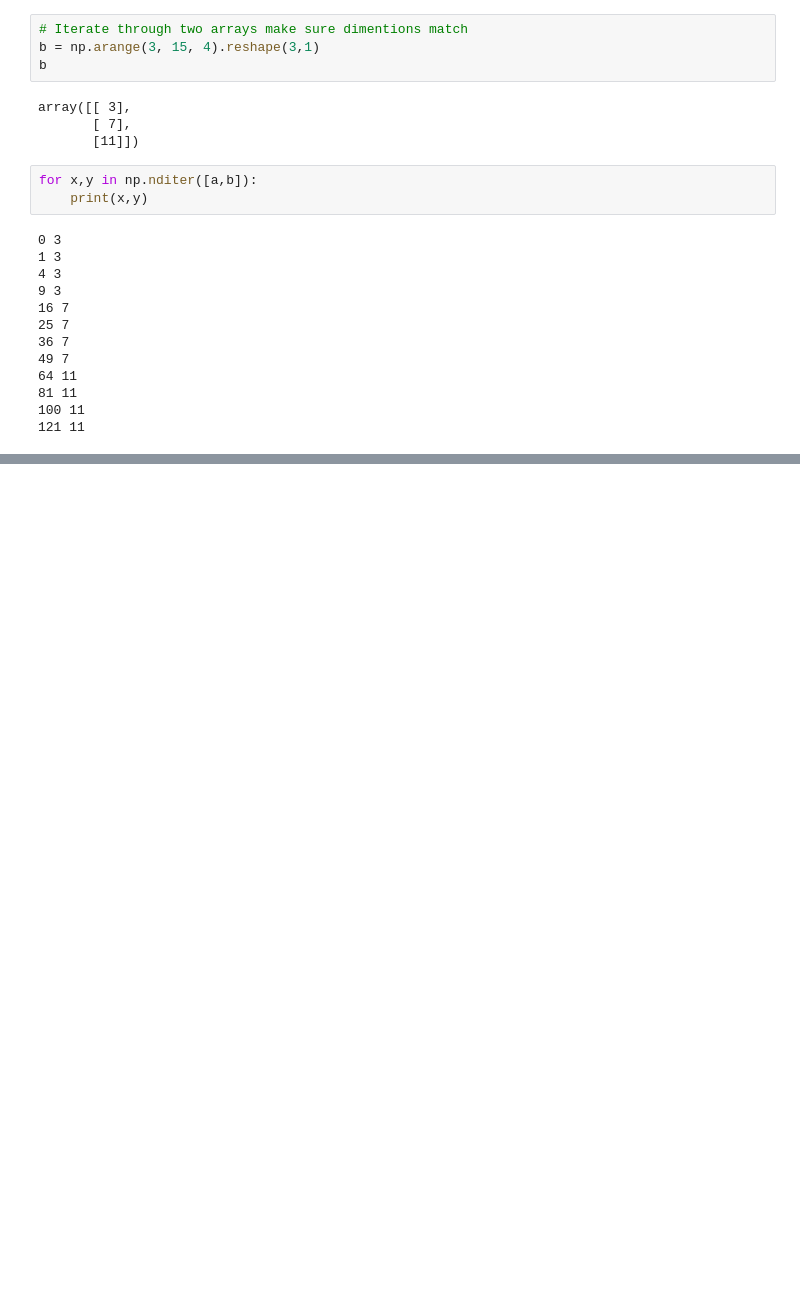
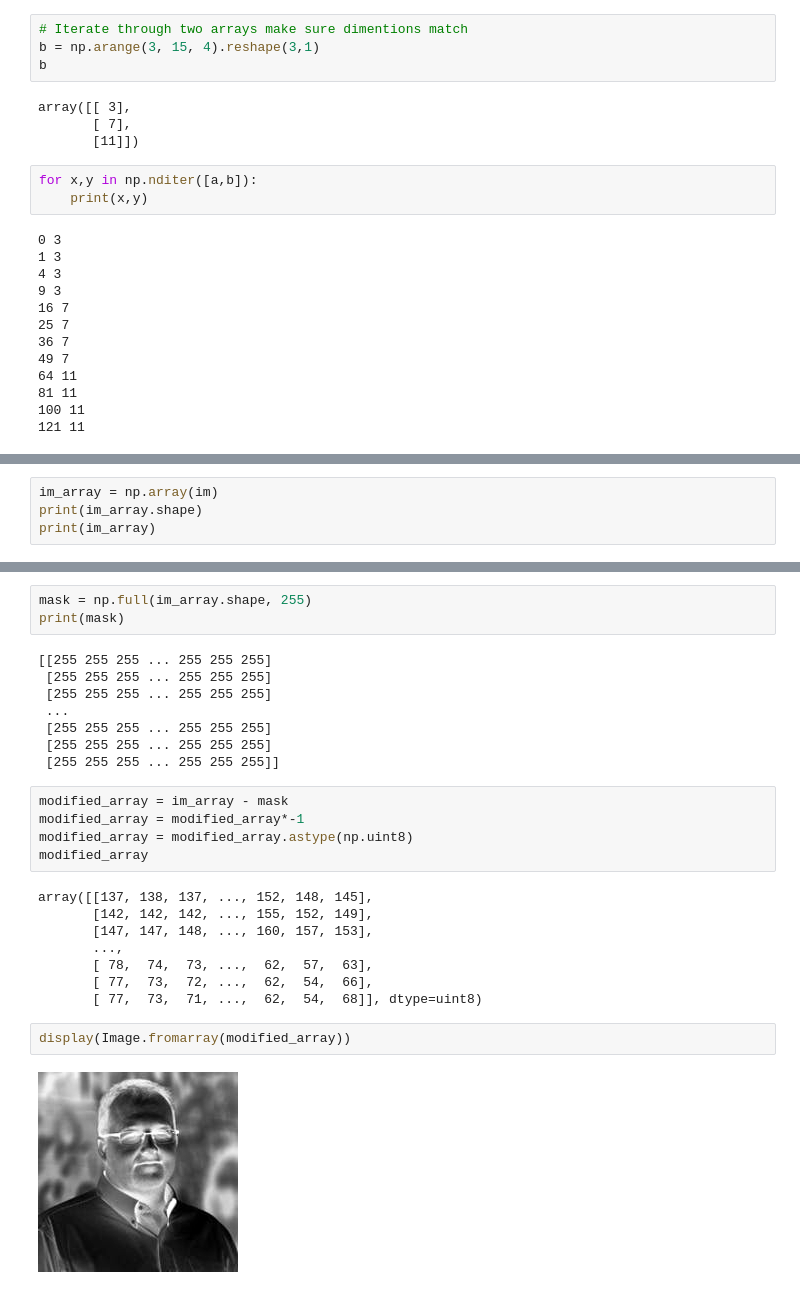
Before and after one commit to mahinuralam/Numpy, a Jupyter notebook: numpy.ipynb, the cells around one changed output, grey strips where cells are left out. Drawn from its saved outputs; the diff is of its cells as text; blank space fills up the shorter version.

```diff
--- a/numpy.ipynb
+++ b/numpy.ipynb
@@ -391,0 +402,4 @@ for x,y in np.nditer([a,b]):
+# %%
+im_array = np.array(im)
+print(im_array.shape)
+print(im_array)
@@ -391,0 +415,28 @@ for x,y in np.nditer([a,b]):
+# %%
+mask = np.full(im_array.shape, 255)
+print(mask)
+# %% [output]
+[[255 255 255 ... 255 255 255]
+ [255 255 255 ... 255 255 255]
+ [255 255 255 ... 255 255 255]
+ ...
+ [255 255 255 ... 255 255 255]
+ [255 255 255 ... 255 255 255]
+ [255 255 255 ... 255 255 255]]
+# %%
+modified_array = im_array - mask
+modified_array = modified_array*-1
+modified_array = modified_array.astype(np.uint8)
+modified_array
+# %% [output]
+array([[137, 138, 137, ..., 152, 148, 145],
+       [142, 142, 142, ..., 155, 152, 149],
+       [147, 147, 148, ..., 160, 157, 153],
+       ...,
+       [ 78,  74,  73, ...,  62,  57,  63],
+       [ 77,  73,  72, ...,  62,  54,  66],
+       [ 77,  73,  71, ...,  62,  54,  68]], dtype=uint8)
+# %%
+display(Image.fromarray(modified_array))
+# %% [output]
+[figure, added]
```
Also changed, not shown: parts of 18 cells of this notebook.
